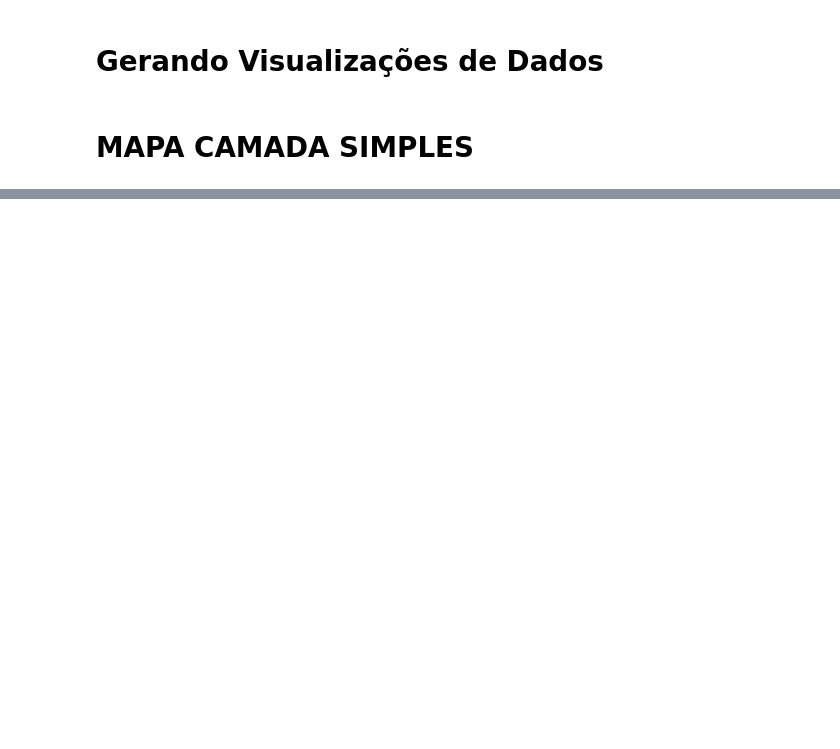
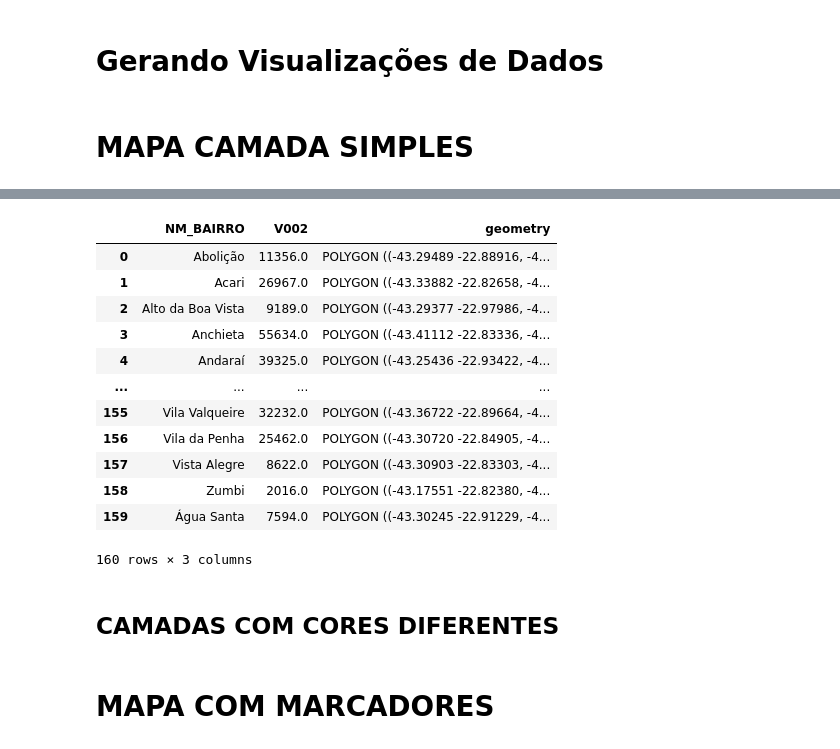
Before and after one commit to daianeklein/cursos-bootcamps, a Jupyter notebook: _Alura/GeoPandas/06.Visualizacoes/01.Gerando-Visualizacoes-Dados.ipynb, the cells around one changed output, grey strips where cells are left out. Drawn from its saved outputs; the diff is of its cells as text; code cells hidden in the pictures; blank space fills up the shorter version.

```diff
--- a/_Alura/GeoPandas/06.Visualizacoes/01.Gerando-Visualizacoes-Dados.ipynb
+++ b/_Alura/GeoPandas/06.Visualizacoes/01.Gerando-Visualizacoes-Dados.ipynb
@@ -44,0 +63,17 @@ base
+# %%
+bairro.to_crs(crs, inplace=True)
+bairro
+# %% [output]
+|  | NM_BAIRRO | V002 | geometry |
+| 0 | Abolição | 11356.0 | POLYGON ((-43.29489 -22.88916, -4... |
+| 1 | Acari | 26967.0 | POLYGON ((-43.33882 -22.82658, -4... |
+| 2 | Alto da Boa Vista | 9189.0 | POLYGON ((-43.29377 -22.97986, -4... |
+| 3 | Anchieta | 55634.0 | POLYGON ((-43.41112 -22.83336, -4... |
+| 4 | Andaraí | 39325.0 | POLYGON ((-43.25436 -22.93422, -4... |
+| ... | ... | ... | ... |
+| 155 | Vila Valqueire | 32232.0 | POLYGON ((-43.36722 -22.89664, -4... |
+| 156 | Vila da Penha | 25462.0 | POLYGON ((-43.30720 -22.84905, -4... |
+| 157 | Vista Alegre | 8622.0 | POLYGON ((-43.30903 -22.83303, -4... |
+| 158 | Zumbi | 2016.0 | POLYGON ((-43.17551 -22.82380, -4... |
+| 159 | Água Santa | 7594.0 | POLYGON ((-43.30245 -22.91229, -4... |
+160 rows × 3 columns
@@ -44,0 +92,2 @@ base
+# %% [markdown]
+## CAMADAS COM CORES DIFERENTES
@@ -44,0 +108,2 @@ base
+# %% [markdown]
+# MAPA COM MARCADORES
```
Also changed, not shown: parts of 8 cells of this notebook.
